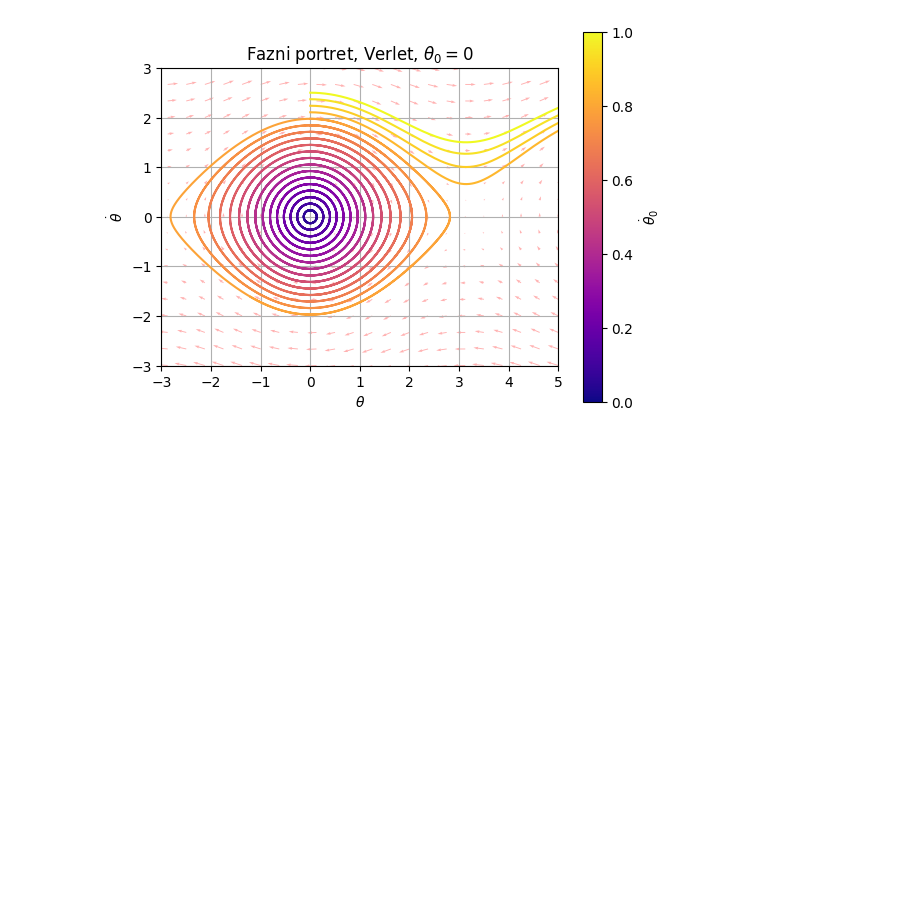
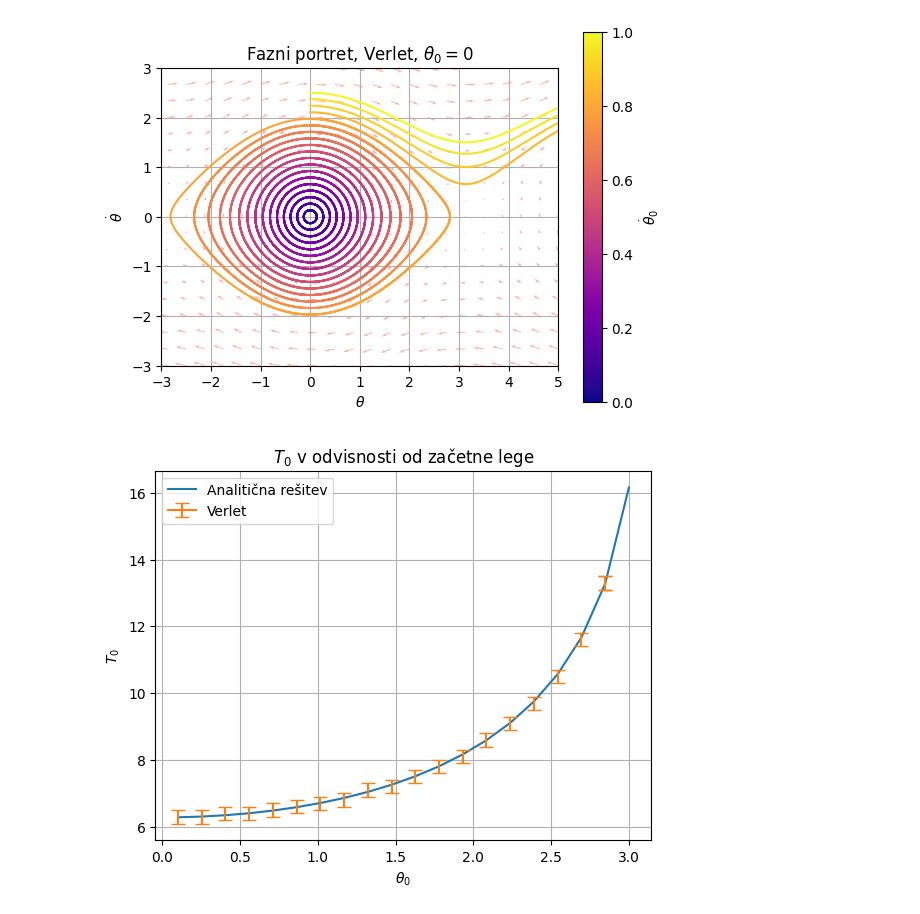
Before and after one commit to hyhmir/mafiski_praktikum, a Jupyter notebook: 07/analysing.ipynb, the cells around one changed output. Cells and saved outputs as stored; diff of their text form; code cells hidden in the pictures; blank space fills up the shorter version.

```diff
--- a/07/analysing.ipynb
+++ b/07/analysing.ipynb
@@ -100,3 +101,28 @@ plt.title('Fazni portret, Verlet, $\\theta_0 = 0$')
 plt.savefig('graphs/analytic_phase.pdf', dpi=512)
 # %% [output]
 [figure]
+# %%
+thetas = np.linspace(0.1, 3, 20)
+T_0s = [T_0(theta) for theta in thetas]
+
+plt.plot(thetas, T_0s, label='Analitična rešitev')
+t = np.arange(0, 30, 0.1)
+zero = 0
+for i, theta_0 in enumerate(thetas):
+    (x, v) = verlet(nihanje, theta_0, 0.0, t)
+    peaks, _ = find_peaks(x)
+    if len(peaks) < 2:
+        continue
+    t0 = t[peaks[1]] - t[peaks[0]]
+    plt.errorbar(theta_0, t0, yerr=0.2, fmt='', c='C1', capsize=5)
+    zero = t0
+# add entries to legend
+plt.errorbar(thetas[-2], zero, yerr=0.2, fmt='', c='C1', capsize=5, label='Verlet')
+plt.title('$T_0$ v odvisnosti od začetne lege')
+plt.xlabel('$\\theta_0$')
+plt.ylabel('$T_0$')
+plt.grid()
+plt.legend()
+plt.savefig('graphs/t0.pdf', dpi=512)
+# %% [output]
+[figure, added]
```
Also changed, not shown: parts of 8 cells of this notebook, 11 other files.
